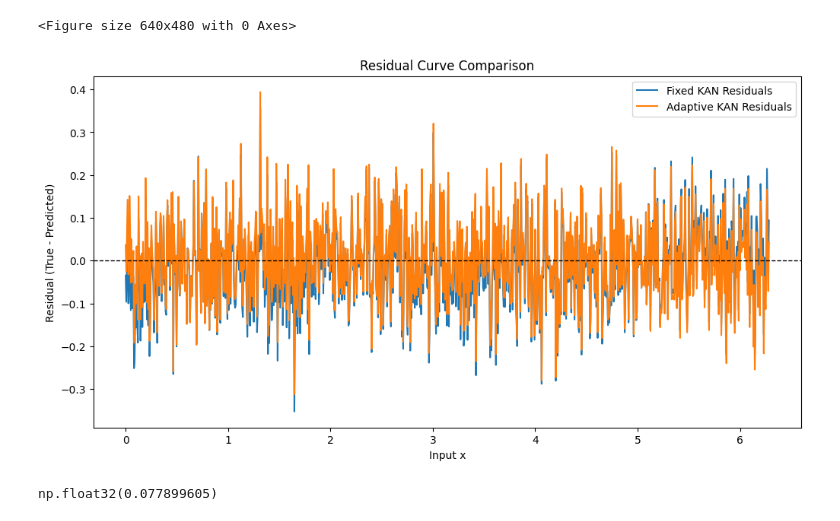
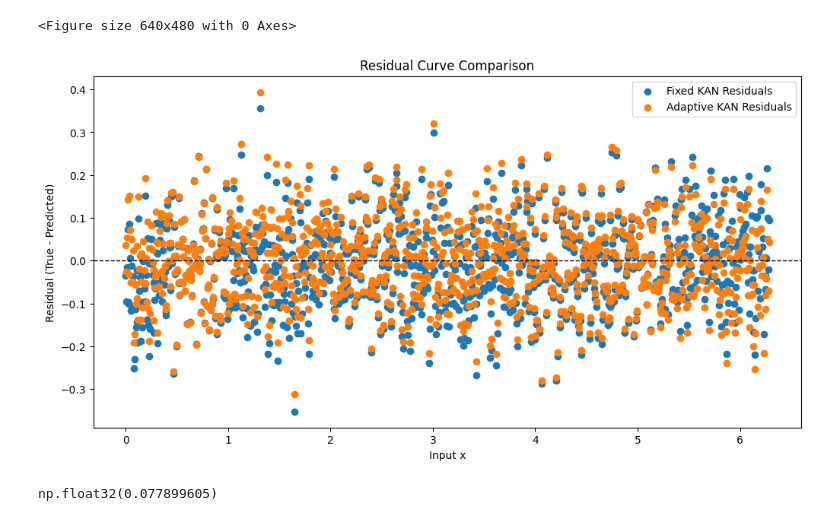
Before and after one commit to Aditya-2204/Adaptive-Basis-Functions-for-Enhanced-Kolmogorov, a Jupyter notebook: main.ipynb, the cells around one changed output. Drawn from its saved outputs; the diff is of its cells as text; code cells hidden in the pictures.

Commit message:
Adding Scatter Plot

```diff
--- a/main.ipynb
+++ b/main.ipynb
@@ -477,20 +393,20 @@ plt.tight_layout()
 # %%
 # Compute residuals on test set
 fixed_residuals = y_test_sorted - fixed_preds.squeeze()
 adaptive_residuals = y_test_sorted - adaptive_preds.squeeze()
 
 # Plot residual curves
 plt.figure(figsize=(12, 6))
-plt.plot(X_test_sorted, fixed_residuals, label="Fixed KAN Residuals")
-plt.plot(X_test_sorted, adaptive_residuals, label="Adaptive KAN Residuals")
+plt.scatter(X_test_sorted, fixed_residuals, label="Fixed KAN Residuals")
+plt.scatter(X_test_sorted, adaptive_residuals, label="Adaptive KAN Residuals")
 plt.axhline(0, color="black", linestyle="--", linewidth=1)
 plt.xlabel("Input x")
 plt.ylabel("Residual (True - Predicted)")
 plt.title("Residual Curve Comparison")
 plt.legend()
 plt.show()
 # %% [output]
-[figure, old version]
+[figure, new version]
 # %%
 fixed_mae = sum(abs(fixed_residuals))/len(fixed_residuals)
 adaptive_mae = sum(abs(adaptive_residuals))/len(adaptive_residuals)
```
Also changed, not shown: parts of 8 cells of this notebook, 2 other files.
